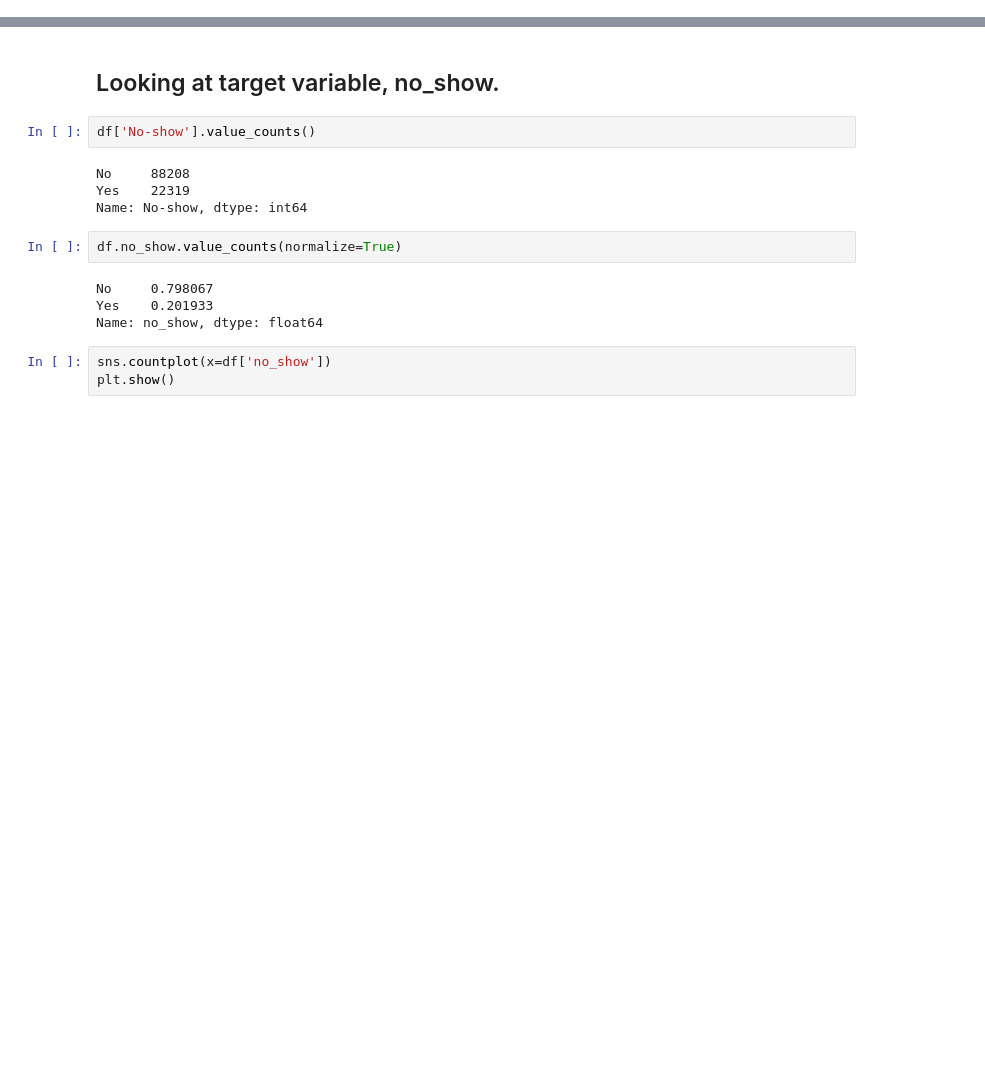
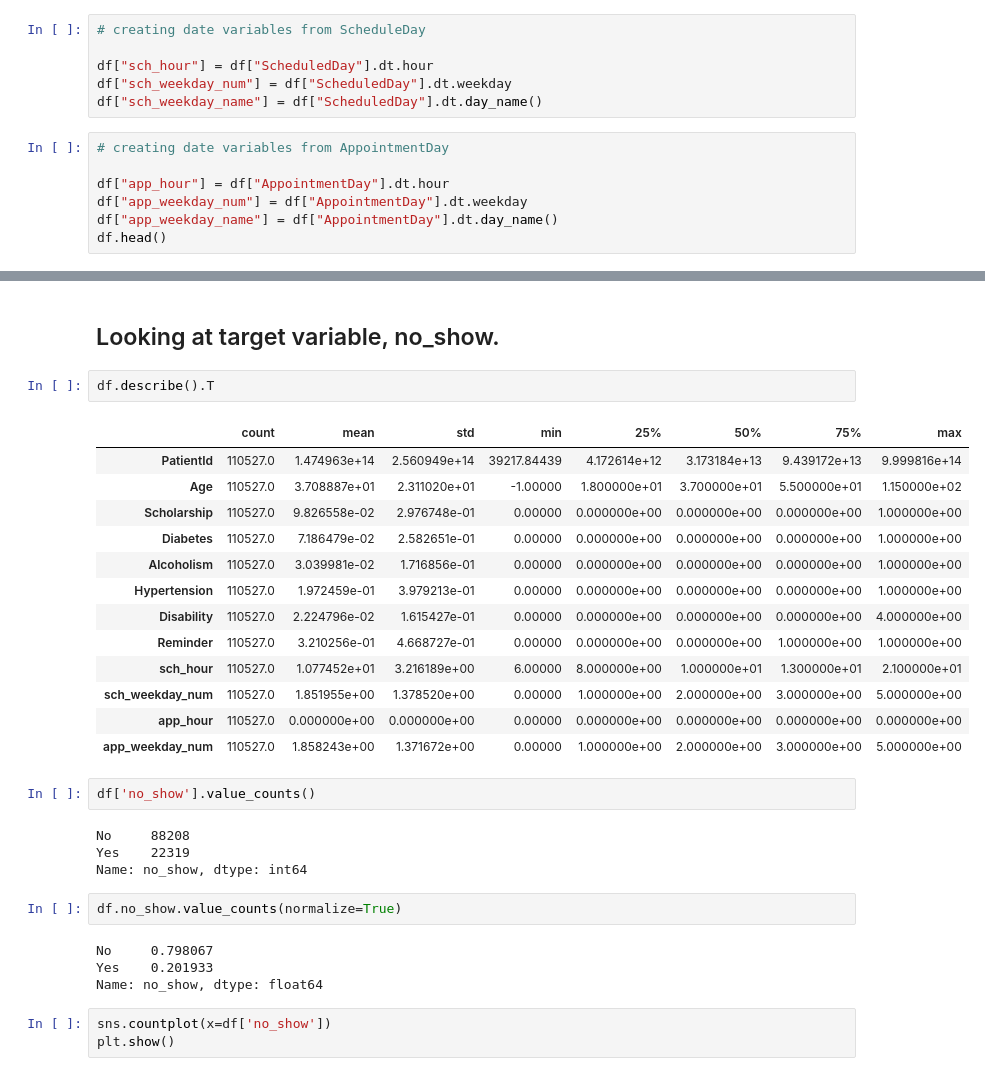
Before and after one commit to mgalaviz1/my_work, a Jupyter notebook: capstone2/predicting_no_shows.ipynb, the cells around one changed output, grey strips where cells are left out. Cells and saved outputs as stored; diff of their text form; blank space fills up the shorter version.

```diff
--- a/capstone2/predicting_no_shows.ipynb
+++ b/capstone2/predicting_no_shows.ipynb
@@ -261,0 +253,13 @@ df.head()
+# %%
+# creating date variables from ScheduleDay
+
+df["sch_hour"] = df["ScheduledDay"].dt.hour
+df["sch_weekday_num"] = df["ScheduledDay"].dt.weekday
+df["sch_weekday_name"] = df["ScheduledDay"].dt.day_name()
+# %%
+# creating date variables from AppointmentDay
+
+df["app_hour"] = df["AppointmentDay"].dt.hour
+df["app_weekday_num"] = df["AppointmentDay"].dt.weekday
+df["app_weekday_name"] = df["AppointmentDay"].dt.day_name()
+df.head()
@@ -285,11 +293,27 @@ memory usage: 11.0+ MB
 # %% [markdown]
 ## Looking at target variable, no_show.
+# %%
+df.describe().T
+# %% [output]
+|  | count | mean | std | min | 25% | 50% | 75% | max |
+| PatientId | 110527.0 | 1.474963e+14 | 2.560949e+14 | 39217.84439 | 4.172614e+12 | 3.173184e+13 | 9.439172e+13 | 9.999816e+14 |
+| Age | 110527.0 | 3.708887e+01 | 2.311020e+01 | -1.00000 | 1.800000e+01 | 3.700000e+01 | 5.500000e+01 | 1.150000e+02 |
+| Scholarship | 110527.0 | 9.826558e-02 | 2.976748e-01 | 0.00000 | 0.000000e+00 | 0.000000e+00 | 0.000000e+00 | 1.000000e+00 |
+| Diabetes | 110527.0 | 7.186479e-02 | 2.582651e-01 | 0.00000 | 0.000000e+00 | 0.000000e+00 | 0.000000e+00 | 1.000000e+00 |
+| Alcoholism | 110527.0 | 3.039981e-02 | 1.716856e-01 | 0.00000 | 0.000000e+00 | 0.000000e+00 | 0.000000e+00 | 1.000000e+00 |
+| Hypertension | 110527.0 | 1.972459e-01 | 3.979213e-01 | 0.00000 | 0.000000e+00 | 0.000000e+00 | 0.000000e+00 | 1.000000e+00 |
+| Disability | 110527.0 | 2.224796e-02 | 1.615427e-01 | 0.00000 | 0.000000e+00 | 0.000000e+00 | 0.000000e+00 | 4.000000e+00 |
+| Reminder | 110527.0 | 3.210256e-01 | 4.668727e-01 | 0.00000 | 0.000000e+00 | 0.000000e+00 | 1.000000e+00 | 1.000000e+00 |
+| sch_hour | 110527.0 | 1.077452e+01 | 3.216189e+00 | 6.00000 | 8.000000e+00 | 1.000000e+01 | 1.300000e+01 | 2.100000e+01 |
+| sch_weekday_num | 110527.0 | 1.851955e+00 | 1.378520e+00 | 0.00000 | 1.000000e+00 | 2.000000e+00 | 3.000000e+00 | 5.000000e+00 |
+| app_hour | 110527.0 | 0.000000e+00 | 0.000000e+00 | 0.00000 | 0.000000e+00 | 0.000000e+00 | 0.000000e+00 | 0.000000e+00 |
+| app_weekday_num | 110527.0 | 1.858243e+00 | 1.371672e+00 | 0.00000 | 1.000000e+00 | 2.000000e+00 | 3.000000e+00 | 5.000000e+00 |
 # %%
-df['No-show'].value_counts()
+df['no_show'].value_counts()
 # %% [output]
 No     88208
 Yes    22319
-Name: No-show, dtype: int64
+Name: no_show, dtype: int64
 # %%
 df.no_show.value_counts(normalize=True)
 # %% [output]
```
Also changed, not shown: parts of 12 cells of this notebook.
